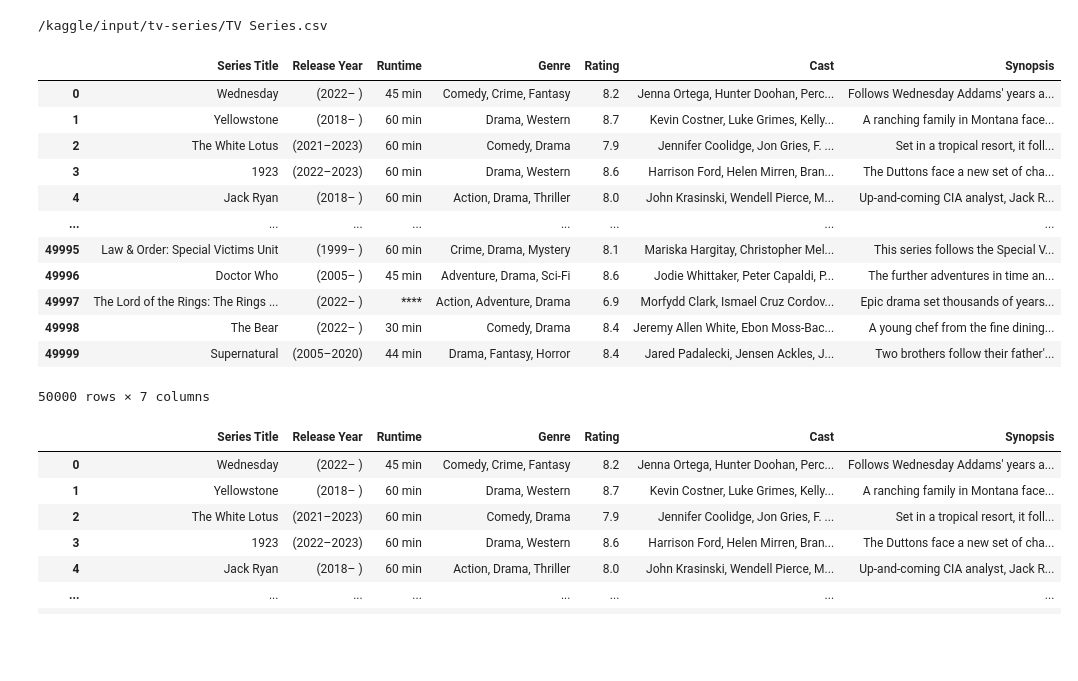
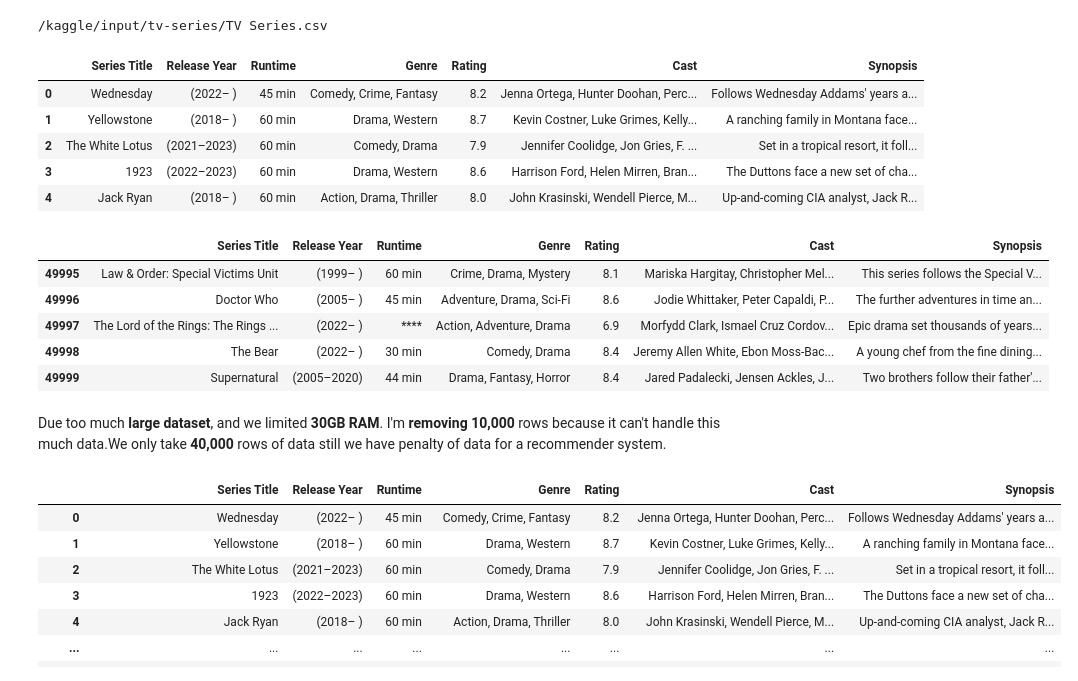
Before and after one commit to Abhishek-D7/Web-Series-RecommenderSystem, a Jupyter notebook: recommender-system.ipynb, the cells around one changed output. Drawn from its saved outputs; the diff is of its cells as text; code cells hidden in the pictures; blank space fills up the shorter version.

Commit message:
Recommender System | Version 2

```diff
--- a/recommender-system.ipynb
+++ b/recommender-system.ipynb
@@ -24,22 +25,27 @@ import numpy as np
 import warnings
 warnings.filterwarnings('ignore')
 # %%
+#Loading the Data in the notebook environment
 Data = pd.read_csv("/kaggle/input/tv-series/TV Series.csv")
-Data
+Data.head()
 # %% [output]
 |  | Series Title | Release Year | Runtime | Genre | Rating | Cast | Synopsis |
 | 0 | Wednesday | (2022– ) | 45 min | Comedy, Crime, Fantasy | 8.2 | Jenna Ortega, Hunter Doohan, Perc... | Follows Wednesday Addams' years a... |
 | 1 | Yellowstone | (2018– ) | 60 min | Drama, Western | 8.7 | Kevin Costner, Luke Grimes, Kelly... | A ranching family in Montana face... |
 | 2 | The White Lotus | (2021–2023) | 60 min | Comedy, Drama | 7.9 | Jennifer Coolidge, Jon Gries, F. ... | Set in a tropical resort, it foll... |
 | 3 | 1923 | (2022–2023) | 60 min | Drama, Western | 8.6 | Harrison Ford, Helen Mirren, Bran... | The Duttons face a new set of cha... |
 | 4 | Jack Ryan | (2018– ) | 60 min | Action, Drama, Thriller | 8.0 | John Krasinski, Wendell Pierce, M... | Up-and-coming CIA analyst, Jack R... |
-| ... | ... | ... | ... | ... | ... | ... | ... |
-| 49995 | Law & Order: Special Victims Unit | (1999– ) | 60 min | Crime, Drama, Mystery | 8.1 | Mariska Hargitay, Christopher Mel... | This series follows the Special V... |
-| 49996 | Doctor Who | (2005– ) | 45 min | Adventure, Drama, Sci-Fi | 8.6 | Jodie Whittaker, Peter Capaldi, P... | The further adventures in time an... |
-| 49997 | The Lord of the Rings: The Rings ... | (2022– ) | **** | Action, Adventure, Drama | 6.9 | Morfydd Clark, Ismael Cruz Cordov... | Epic drama set thousands of years... |
-| 49998 | The Bear | (2022– ) | 30 min | Comedy, Drama | 8.4 | Jeremy Allen White, Ebon Moss-Bac... | A young chef from the fine dining... |
-| 49999 | Supernatural | (2005–2020) | 44 min | Drama, Fantasy, Horror | 8.4 | Jared Padalecki, Jensen Ackles, J... | Two brothers follow their father'... |
-50000 rows × 7 columns
+# %%
+Data.tail()
+# %% [output]
+|  | Series Title | Release Year | Runtime | Genre | Rating | Cast | Synopsis |
+| 49995 | Law & Order: Special Victims Unit | (1999– ) | 60 min | Crime, Drama, Mystery | 8.1 | Mariska Hargitay, Christopher Mel... | This series follows the Special V... |
+| 49996 | Doctor Who | (2005– ) | 45 min | Adventure, Drama, Sci-Fi | 8.6 | Jodie Whittaker, Peter Capaldi, P... | The further adventures in time an... |
+| 49997 | The Lord of the Rings: The Rings ... | (2022– ) | **** | Action, Adventure, Drama | 6.9 | Morfydd Clark, Ismael Cruz Cordov... | Epic drama set thousands of years... |
+| 49998 | The Bear | (2022– ) | 30 min | Comedy, Drama | 8.4 | Jeremy Allen White, Ebon Moss-Bac... | A young chef from the fine dining... |
+| 49999 | Supernatural | (2005–2020) | 44 min | Drama, Fantasy, Horror | 8.4 | Jared Padalecki, Jensen Ackles, J... | Two brothers follow their father'... |
+# %% [markdown]
+Due too much **large dataset**, and we limited **30GB RAM**. I'm **removing** **10,000** rows because it can't handle this much data.We only take **40,000** rows of data still we have penalty of data for a recommender system.
 # %%
 number_of_rows = 40000
 df1 = Data.iloc[:number_of_rows].reset_index(drop = True)
```
Also changed, not shown: parts of 23 cells of this notebook.
